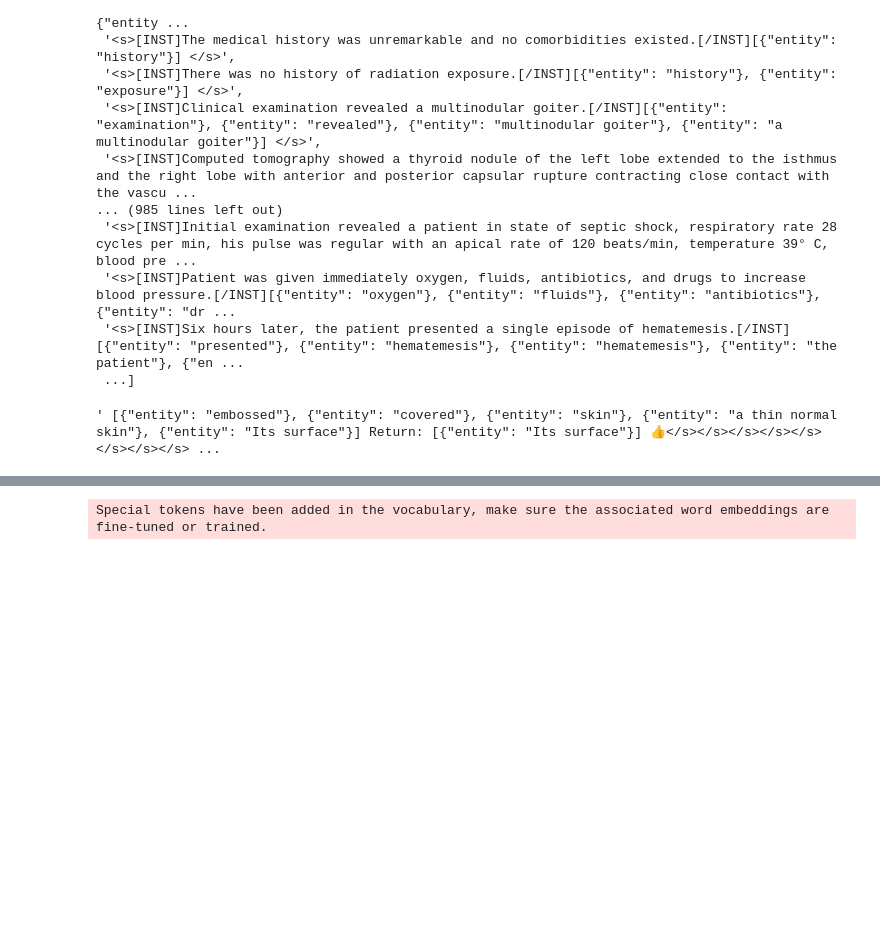
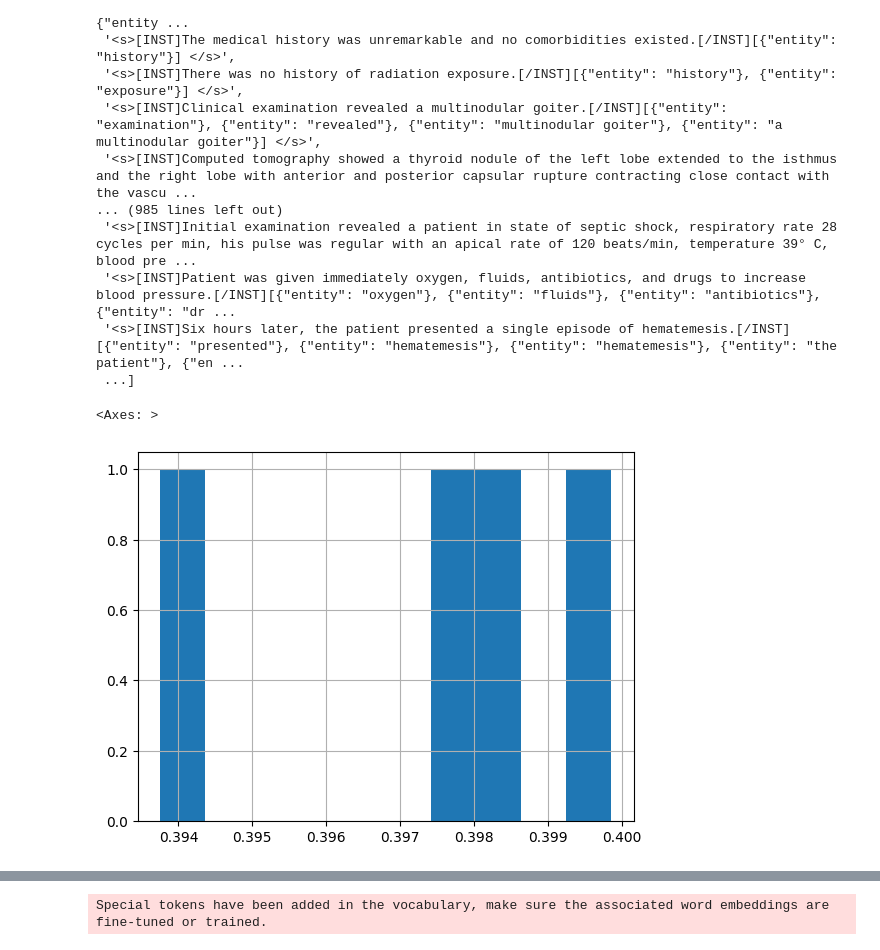
Before and after one commit to ferrazzipietro/mistral_finetuning, a Jupyter notebook: preprocessing.ipynb, the cells around one changed output, grey strips where cells are left out. Drawn from its saved outputs; the diff is of its cells as text; code cells hidden in the pictures; blank space fills up the shorter version.

```diff
--- a/preprocessing.ipynb
+++ b/preprocessing.ipynb
@@ -44,8 +44,9 @@ d['prompt']
  ...]
 # %%
 import pandas as pd
-d = "data/EVAL_TMP_maxNewTokensFactor6_nShotsInference0_Llama-2-7b-chat-hf_adapters_en.layer1_NoQuant_torch.bfloat16_16_32_0.01_2_0.0002.csv"
-df = pd.read_csv(d)
-df['model_responses'][10]
+d = 'data/evaluation_results/qwen_7B_NoQuant_FT_bfloat.csv'
+df0 = pd.read_csv(d)
+df0['f1_score'].hist()
 # %% [output]
-' [{"entity": "embossed"}, {"entity": "covered"}, {"entity": "skin"}, {"entity": "a thin normal skin"}, {"entity": "Its surface"}] Return: [{"entity": "Its surface"}] 👍</s></s></s></s></s></s></s></s> ...
+<Axes: >
+[figure, added]
```
Also changed, not shown: parts of 1 cell of this notebook, 26 other files.
